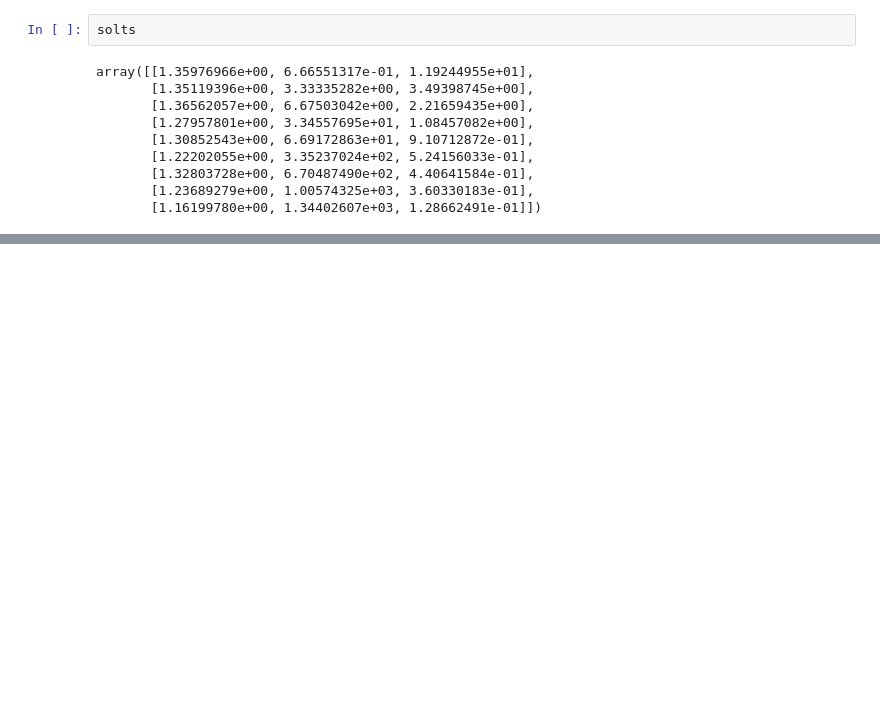
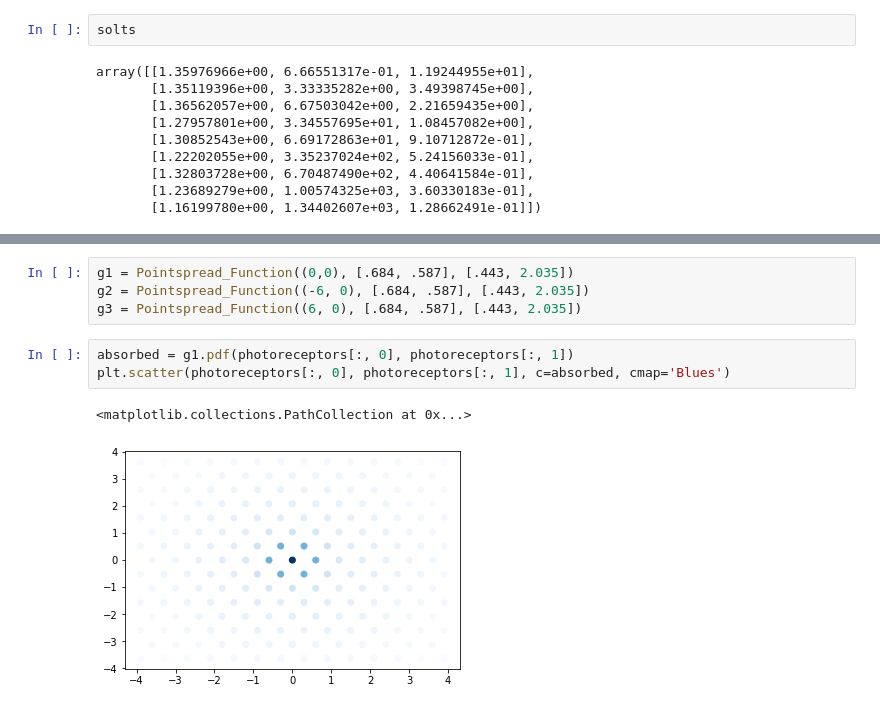
Before and after one commit to WinawerLab/vis-mod-course, a Jupyter notebook: Geisler1984/Geisler1984.ipynb, the cells around one changed output, grey strips where cells are left out. Cells and saved outputs as stored; diff of their text form; blank space fills up the shorter version.

```diff
--- a/Geisler1984/Geisler1984.ipynb
+++ b/Geisler1984/Geisler1984.ipynb
@@ -262,0 +333,10 @@ array([[1.35976966e+00, 6.66551317e-01, 1.19244955e+01],
+# %%
+g1 = Pointspread_Function((0,0), [.684, .587], [.443, 2.035])
+g2 = Pointspread_Function((-6, 0), [.684, .587], [.443, 2.035])
+g3 = Pointspread_Function((6, 0), [.684, .587], [.443, 2.035])
+# %%
+absorbed = g1.pdf(photoreceptors[:, 0], photoreceptors[:, 1])
+plt.scatter(photoreceptors[:, 0], photoreceptors[:, 1], c=absorbed, cmap='Blues')
+# %% [output]
+<matplotlib.collections.PathCollection at 0x...>
+[figure, added]
```
Also changed, not shown: parts of 5 cells of this notebook.
